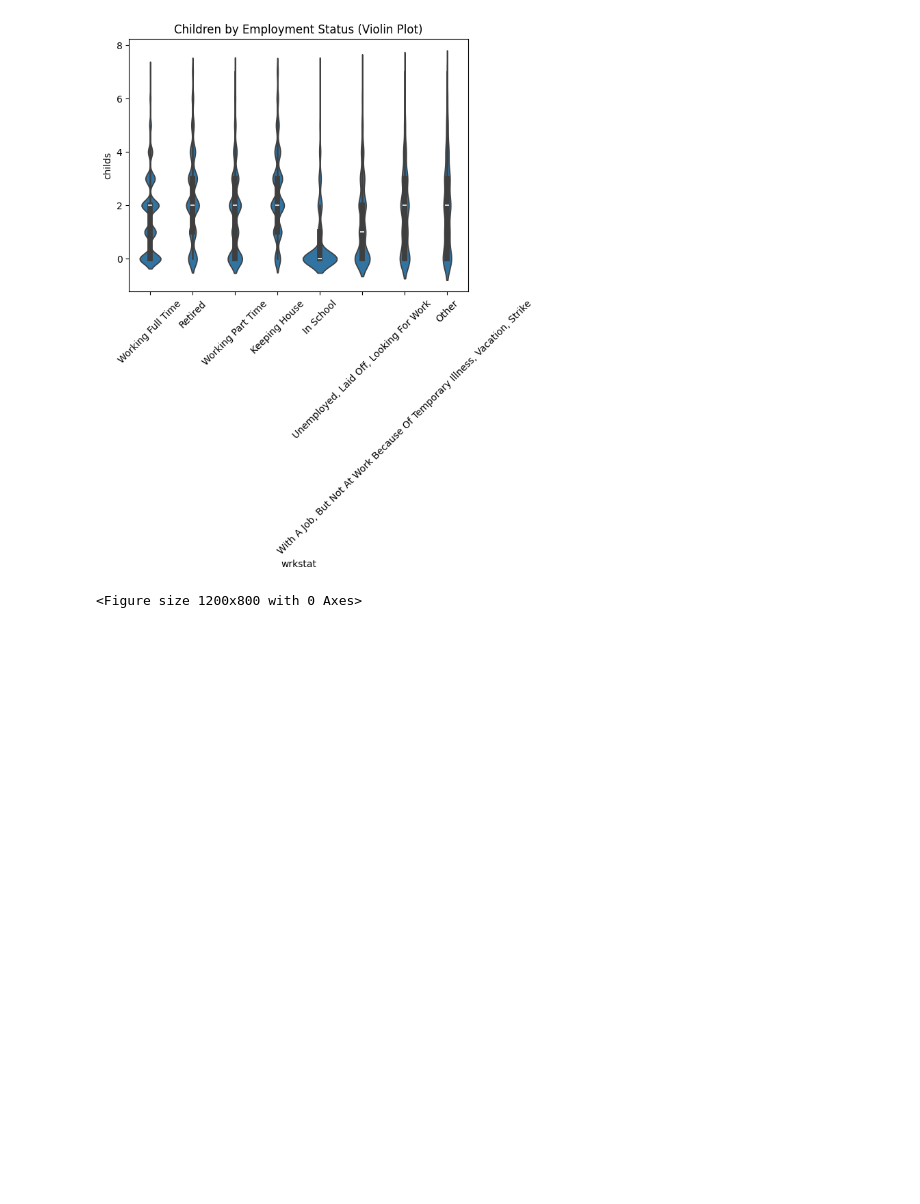
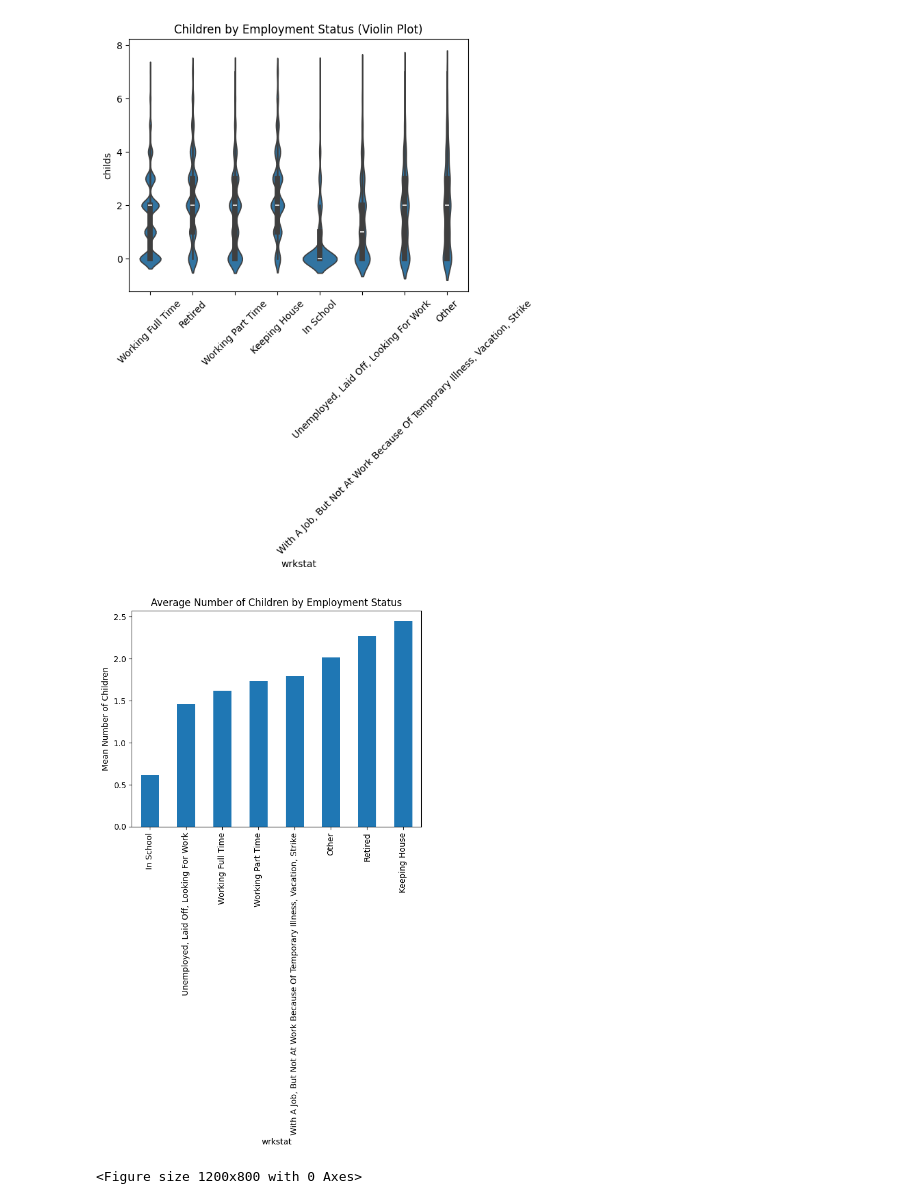
Before and after one commit to meherkalsi13-png/lab_eda, a Jupyter notebook: lab_notebook.ipynb, the cells around one changed output. Saved outputs shown, nothing was run; the diff lists cells and outputs as text; code cells hidden in the pictures; blank space fills up the shorter version.

```diff
--- a/lab_notebook.ipynb
+++ b/lab_notebook.ipynb
@@ -291,6 +291,17 @@ plt.xticks(rotation=45)
 plt.show()
 # %% [output]
 [figure]
+# %%
+#mean number of children by employment status
+children_by_wrkstat = gss.groupby('wrkstat')['childs'].mean().sort_values()
+
+children_by_wrkstat.plot(kind='bar')
+plt.title("Average Number of Children by Employment Status")
+plt.ylabel("Mean Number of Children")
+plt.xticks(rotation=90)
+plt.show()
+# %% [output]
+[figure, added]
 # %%
 # Cross-tabulate 'wrkstat' and 'spwrksta' to get counts of each combination
 wrkstat_spwrksta_counts = pd.crosstab(gss['wrkstat'], gss['spwrksta'])
```
Also changed, not shown: parts of 2 cells of this notebook.
